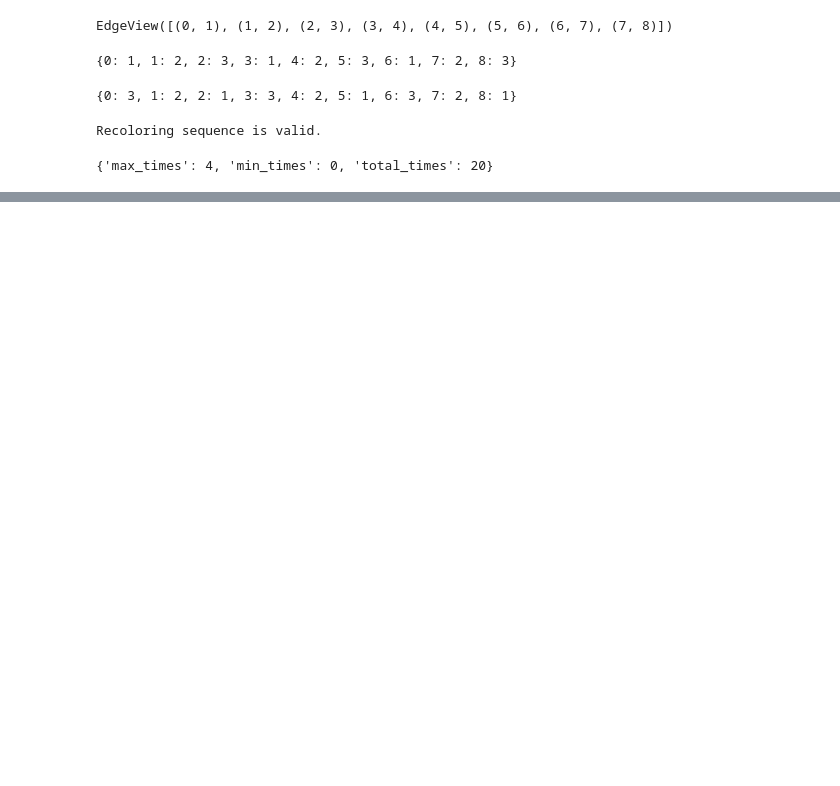
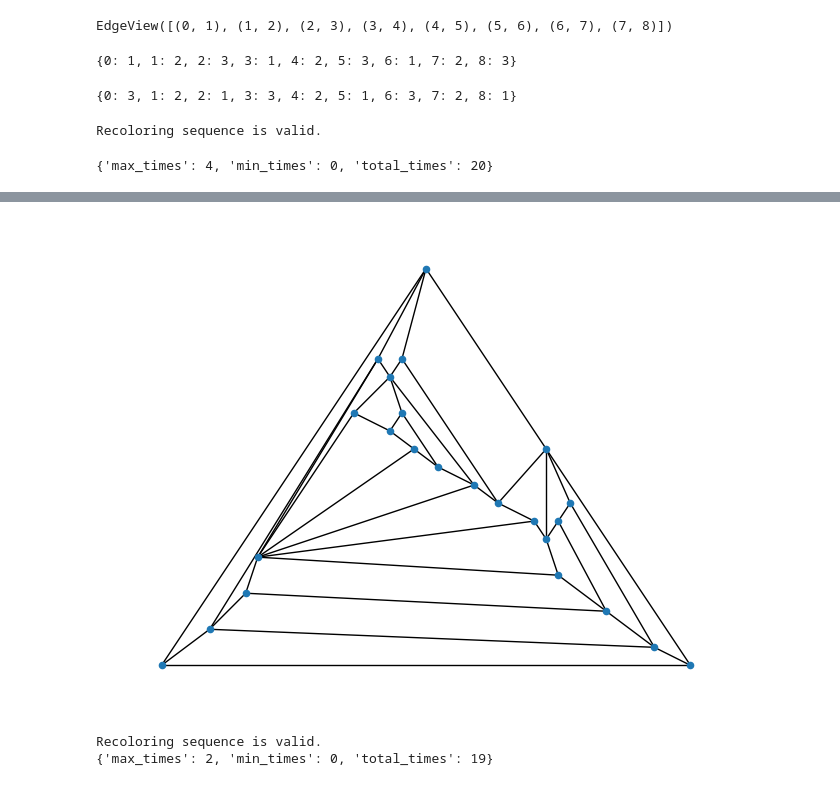
Before and after one commit to dancranston/dancranston.github.io, a Jupyter notebook: sparse-recoloring-polished.ipynb, the cells around one changed output, grey strips where cells are left out. Saved outputs shown, nothing was run; the diff lists cells and outputs as text; code cells hidden in the pictures; blank space fills up the shorter version.

```diff
--- a/sparse-recoloring-polished.ipynb
+++ b/sparse-recoloring-polished.ipynb
@@ -504,0 +1007,23 @@ Recoloring sequence is valid.
+# %%
+slowest10 = [
+(436161, '0.160797s'),
+(479639, '0.133164s'),
+(411862, '0.128450s'),
+(207887, '0.114494s'),
+(405468, '0.110546s'),
+(139469, '0.103226s'),
+(387564, '0.102395s'),
+(151614, '0.100531s'),
+(528234, '0.100052s'),
+(448311, '0.099516s')]
+# %%
+graph6versions = graph_file.read_bytes().splitlines()
+# %%
+G = nx.from_graph6_bytes(graph6versions[slowest10[0][0]])
+# %%
+is_planar, embedding = nx.check_planarity(G)
+assert is_planar, "Why is it non-planar?!"
+pos = nx.combinatorial_embedding_to_pos(embedding)
+nx.draw(G, pos=pos, node_size=20)
+# %% [output]
+[figure, added]
@@ -504,0 +1039,5 @@ Recoloring sequence is valid.
+# %%
+G_random_rseq = find_rseq_treap(G_random, coloring1, coloring2, G_random_lists, G_random, info=True)
+# %% [output]
+Recoloring sequence is valid.
+{'max_times': 2, 'min_times': 0, 'total_times': 19}
```
Also changed, not shown: parts of 46 cells of this notebook.
